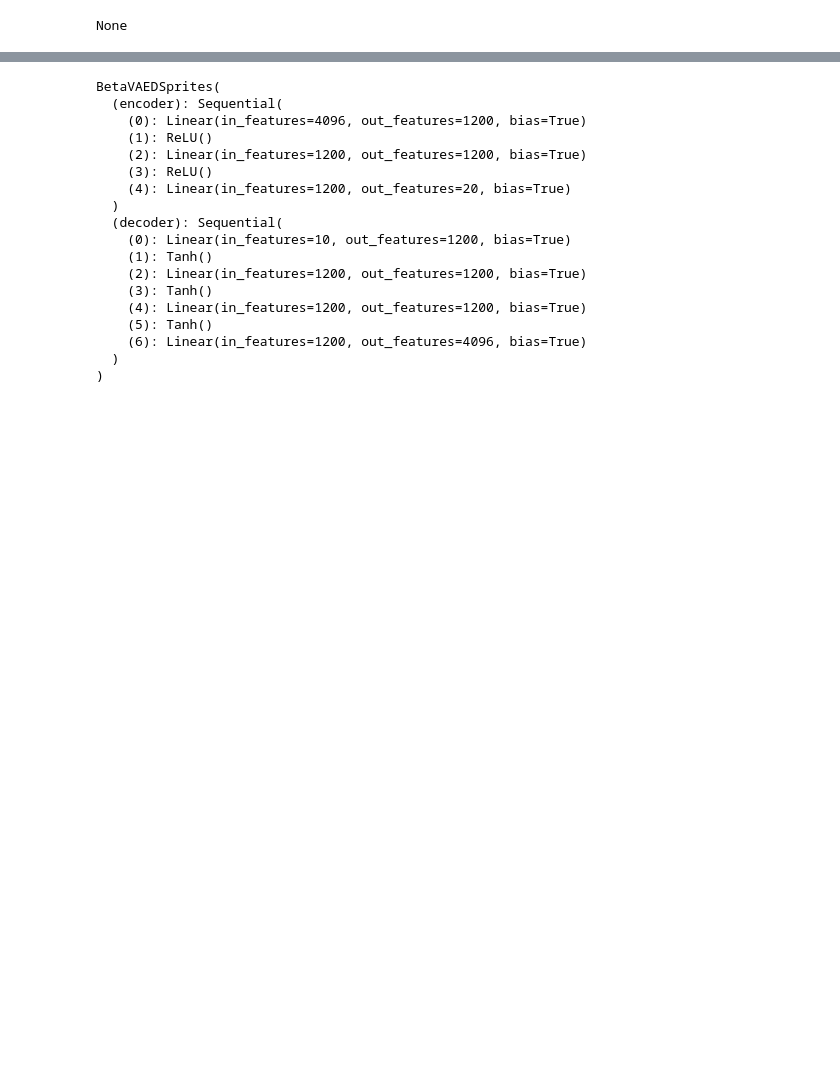
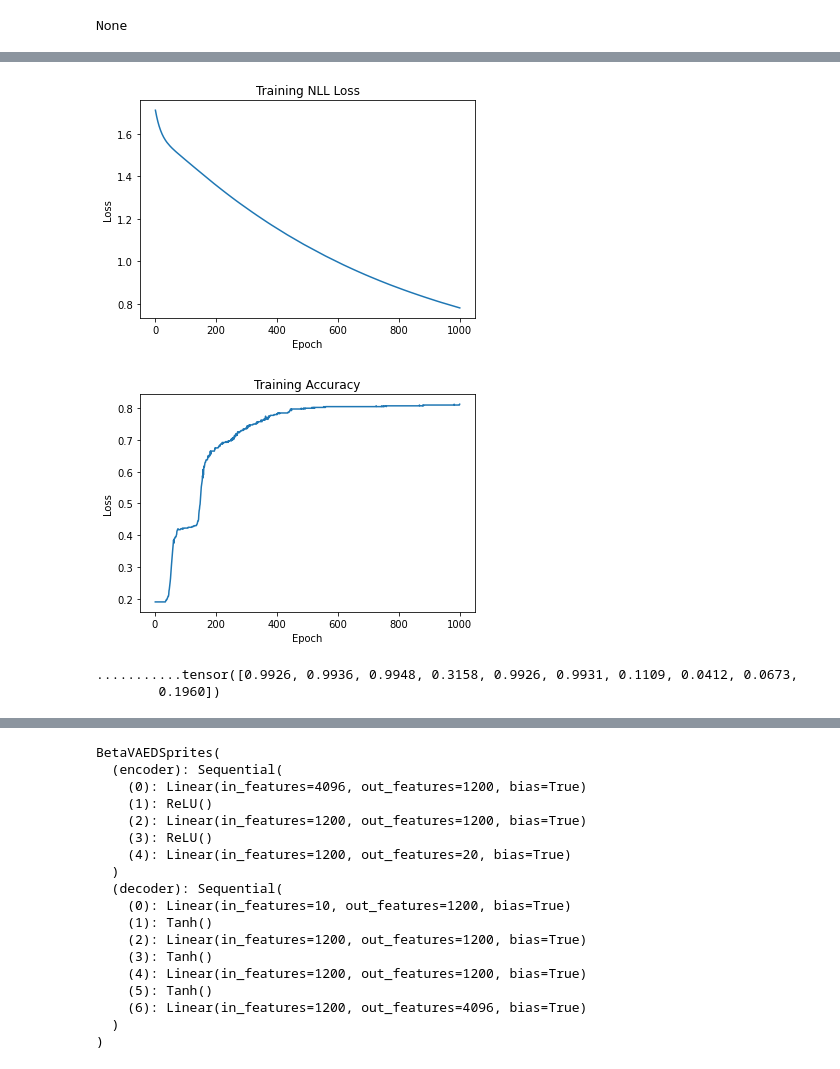
Before and after one commit to hzzhyj/atml, a Jupyter notebook: experiments/BetaVAE.ipynb, the cells around one changed output, grey strips where cells are left out. Drawn from its saved outputs; the diff is of its cells as text; code cells hidden in the pictures; blank space fills up the shorter version.

Commit message:
new models

```diff
--- a/experiments/BetaVAE.ipynb
+++ b/experiments/BetaVAE.ipynb
@@ -93,0 +104,10 @@ def compute_latent_gaussian_variance(model, dataset):
+# %%
+model_beta1_e40_alldata_n = BetaVAEDSprites()
+optimizer = torch.optim.Adagrad(model_beta1_e40_alldata_n.parameters(), lr=1e-2)
+start_epoch = 0
+losslogger = []
+# %%
+model_beta1_e40_alldata_n, optimizer, start_epoch, losslogger = load_checkpoint(model_beta1_e40_alldata_n,
+    optimizer, losslogger,
+    filename='trained_models/betavae_beta4_e40_alldata_n.pth.tar')
+model_beta1_e40_alldata_n.eval()
@@ -93,0 +157,11 @@ def compute_latent_gaussian_variance(model, dataset):
+# %%
+loss = entanglement_metric_factor_vae(model_beta1_e40_alldata_n, data_, 100, 1000)
+print("Factor Vae metric: ")
+print("Accuracy: "+str(1-loss))
+print("Beta Vae metric: ")
+classifier = Classifier()
+optimizer = torch.optim.Adam(classifier.parameters(), lr=1e-4)
+losses, accuracies = entanglement_metric_beta_vae(model_beta1_e40_alldata_n,
+                                                  classifier, optimizer, 1000,  data_, 500, 50)
+plot_loss(losses, "NLL Loss")
+plot_loss(accuracies, "Accuracy")
@@ -93,0 +187,6 @@ def compute_latent_gaussian_variance(model, dataset):
+# %%
+plot_loss(losses, "NLL Loss")
+plot_loss(accuracies, "Accuracy")
+# %% [output]
+[figure, added]
+[figure, added]
@@ -93,0 +195,6 @@ def compute_latent_gaussian_variance(model, dataset):
+# %%
+latent_gaussian_variance_beta4_n = compute_latent_gaussian_variance(model_beta1_e40_alldata_n, dataset)
+print(latent_gaussian_variance_beta4_n)
+# %% [output]
+...........tensor([0.9926, 0.9936, 0.9948, 0.3158, 0.9926, 0.9931, 0.1109, 0.0412, 0.0673,
+        0.1960])
```
Also changed, not shown: parts of 24 cells of this notebook, 3 other files.
